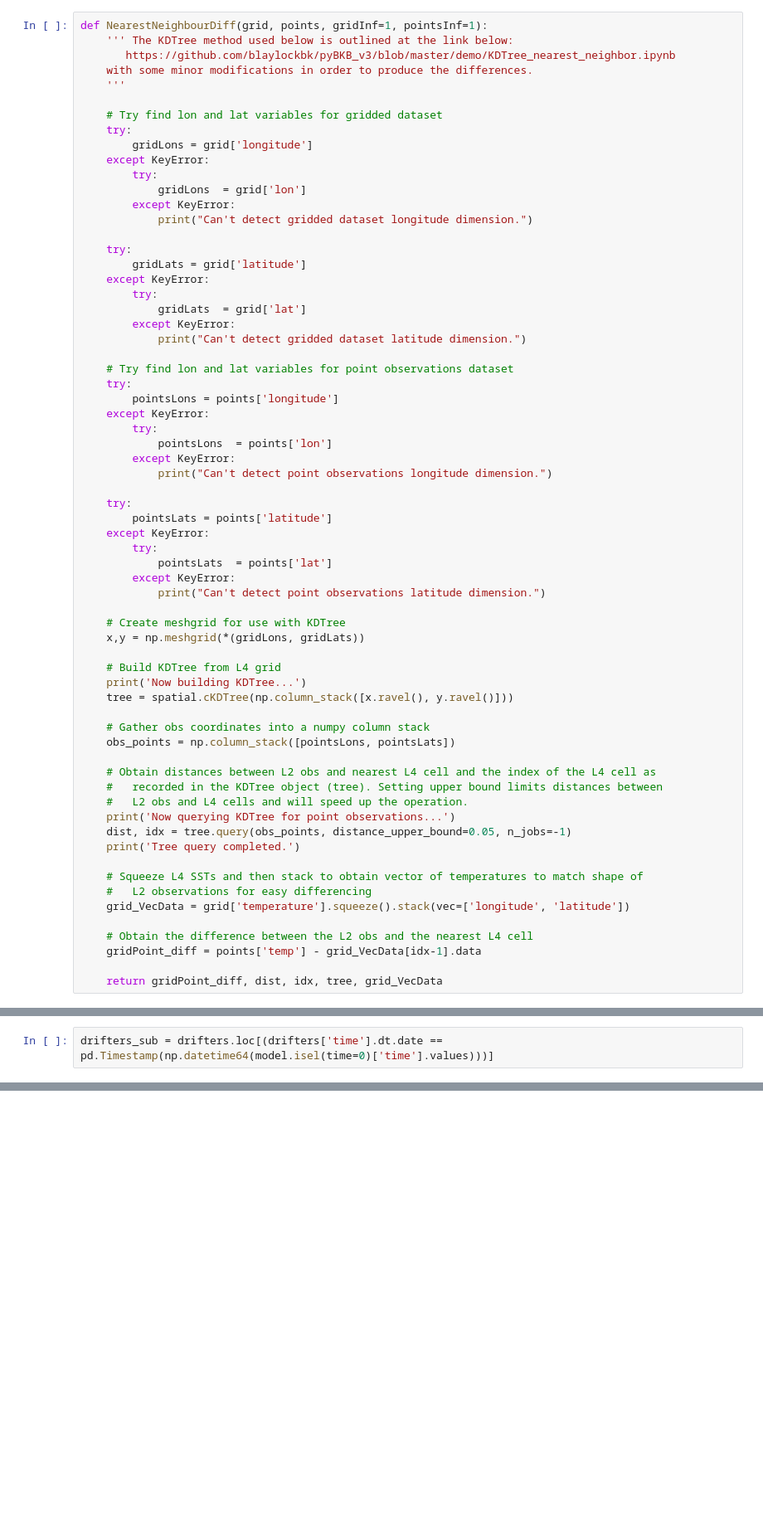
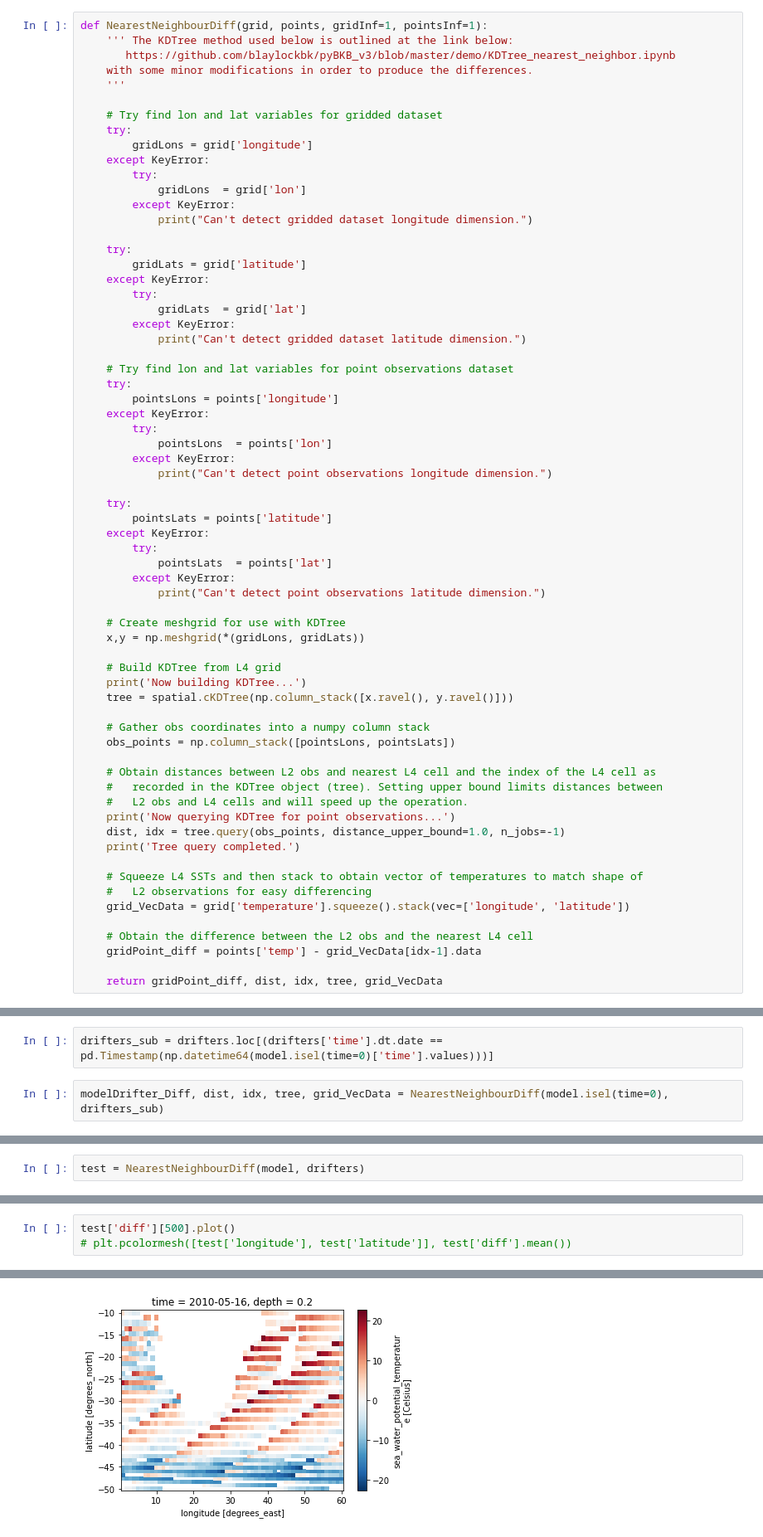
Before and after one commit to HarryLuyt/paper1_scripts, a Jupyter notebook: Scripts/HYCOM_Drifter_SST_comparison.ipynb, the cells around one changed output, grey strips where cells are left out. Shown at 83% size. Saved outputs shown, nothing was run; the diff lists cells and outputs as text; blank space fills up the shorter version.

Commit message:
Add model-drifter difference function in first working form

```diff
--- a/Scripts/HYCOM_Drifter_SST_comparison.ipynb
+++ b/Scripts/HYCOM_Drifter_SST_comparison.ipynb
@@ -173,7 +175,7 @@ def NearestNeighbourDiff(grid, points, gridInf=1, pointsInf=1):
     #   recorded in the KDTree object (tree). Setting upper bound limits distances between
     #   L2 obs and L4 cells and will speed up the operation.
     print('Now querying KDTree for point observations...')
-    dist, idx = tree.query(obs_points, distance_upper_bound=0.05, n_jobs=-1)
+    dist, idx = tree.query(obs_points, distance_upper_bound=1.0, n_jobs=-1)
     print('Tree query completed.')
 
     # Squeeze L4 SSTs and then stack to obtain vector of temperatures to match shape of
@@ -223,3 +214,5 @@ tree.tree
 ### Selecting drifter data matching date index in model
 # %%
 drifters_sub = drifters.loc[(drifters['time'].dt.date == pd.Timestamp(np.datetime64(model.isel(time=0)['time'].values)))]
+# %%
+modelDrifter_Diff, dist, idx, tree, grid_VecData = NearestNeighbourDiff(model.isel(time=0), drifters_sub)
@@ -225,0 +385,2 @@ drifters_sub = drifters.loc[(drifters['time'].dt.date == pd.Timestamp(np.datetim
+# %%
+test = NearestNeighbourDiff(model, drifters)
@@ -225,0 +391,4 @@ drifters_sub = drifters.loc[(drifters['time'].dt.date == pd.Timestamp(np.datetim
+# %%
+test['diff'][500].plot()
+# plt.pcolormesh([test['longitude'], test['latitude']], test['diff'].mean())
+# %% [output]
@@ -225,0 +396 @@ drifters_sub = drifters.loc[(drifters['time'].dt.date == pd.Timestamp(np.datetim
+[figure, added]
```
Also changed, not shown: parts of 18 cells of this notebook.
